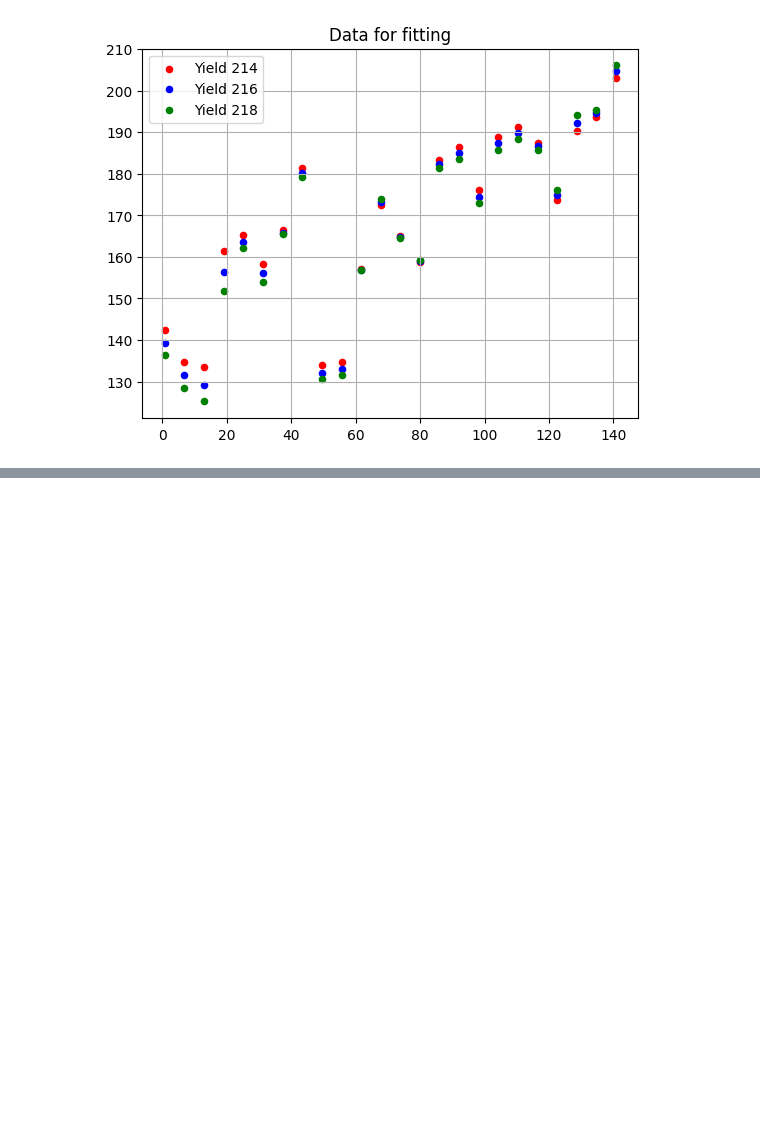
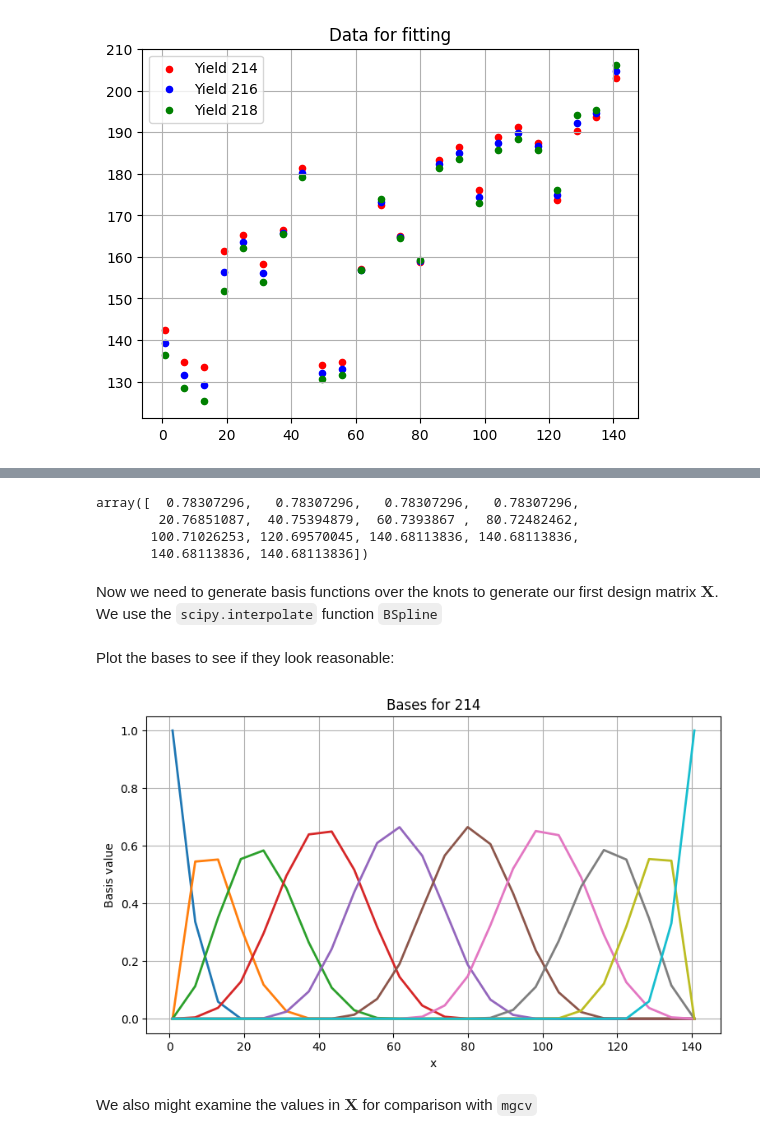
Before and after one commit to PeterClaussenSDSU/TheMGCVOptimization, a Jupyter notebook: IterativeLSRebuild.ipynb, the cells around one changed output, grey strips where cells are left out. Cells and saved outputs as stored; diff of their text form; code cells hidden in the pictures; blank space fills up the shorter version.

```diff
--- a/IterativeLSRebuild.ipynb
+++ b/IterativeLSRebuild.ipynb
@@ -32,0 +43,42 @@ As we see, the data are very similar, so we should expect similar smoothing curv
+# %%
+import numpy
+
+n_knots = 9
+degree = 3
+
+x = numpy.asarray(df214['Northing'])
+xmin, xmax = x.min(), x.max()
+n_internal = n_knots - degree + 2
+internal = numpy.linspace(xmin, xmax, n_internal)
+knots = numpy.concatenate(([xmin]*degree, internal, [xmax]*degree))
+knots
+# %% [output]
+array([  0.78307296,   0.78307296,   0.78307296,   0.78307296,
+        20.76851087,  40.75394879,  60.7393867 ,  80.72482462,
+       100.71026253, 120.69570045, 140.68113836, 140.68113836,
+       140.68113836, 140.68113836])
+# %% [markdown]
+Now we need to generate basis functions over the knots to generate our first design matrix $\mathbf{X}$. We use the `scipy.interpolate` function `BSpline`
+# %%
+import scipy.interpolate
+n_basis = len(knots) - degree - 1
+X = numpy.zeros((len(x), n_basis))
+for i in range(n_basis):
+    c = numpy.zeros(n_basis)
+    c[i] = 1
+    spline = scipy.interpolate.BSpline(knots, c, degree, extrapolate=False)
+    X[:, i] = spline(x)
+# %% [markdown]
+Plot the bases to see if they look reasonable:
+# %%
+matplotlib.pyplot.figure(figsize=(9,5))
+for j in range(X.shape[1]):
+    matplotlib.pyplot.plot(x, X[:,j], lw=2)
+matplotlib.pyplot.title("Bases for 214")
+matplotlib.pyplot.xlabel("x"); matplotlib.pyplot.ylabel("Basis value")
+matplotlib.pyplot.grid(True)
+matplotlib.pyplot.show()
+# %% [output]
+[figure, added]
+# %% [markdown]
+We also might examine the values in $\mathbf{X}$ for comparison with `mgcv`
```
Also changed, not shown: parts of 6 cells of this notebook.
